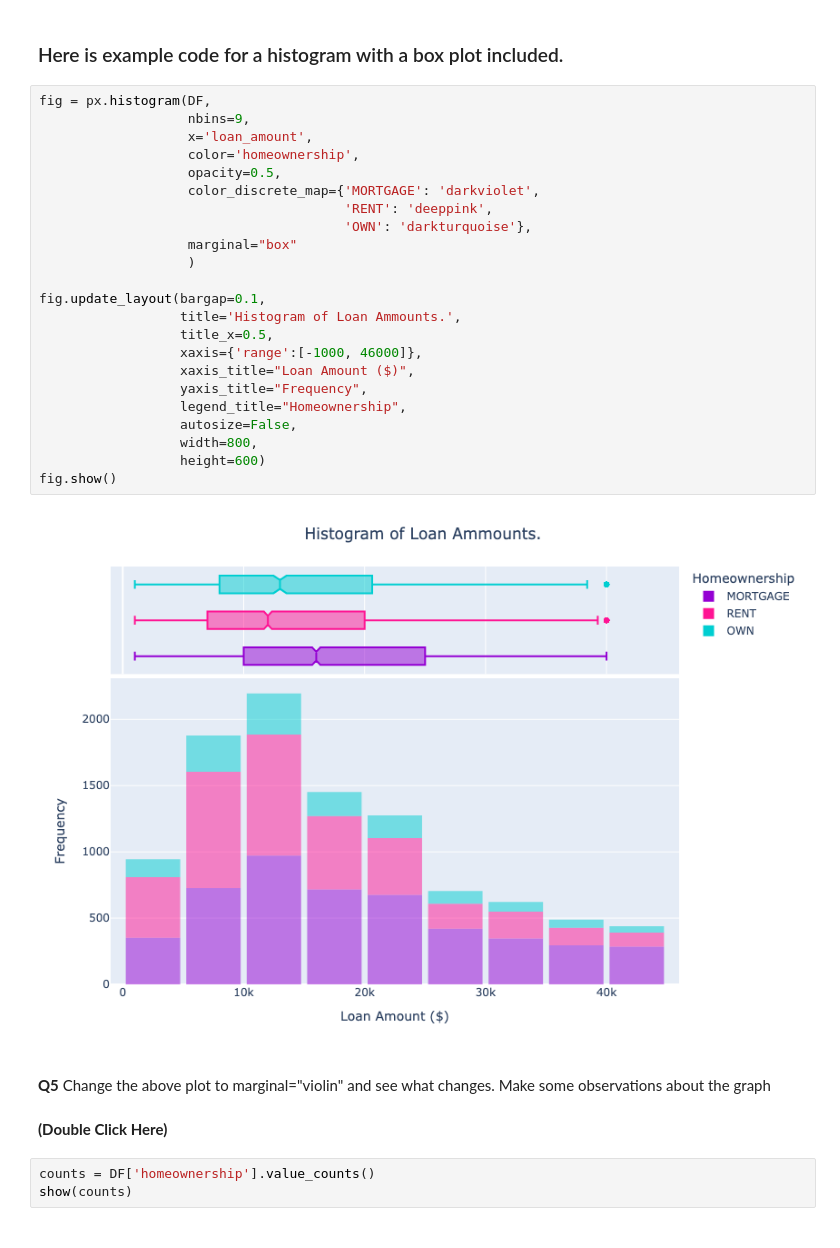
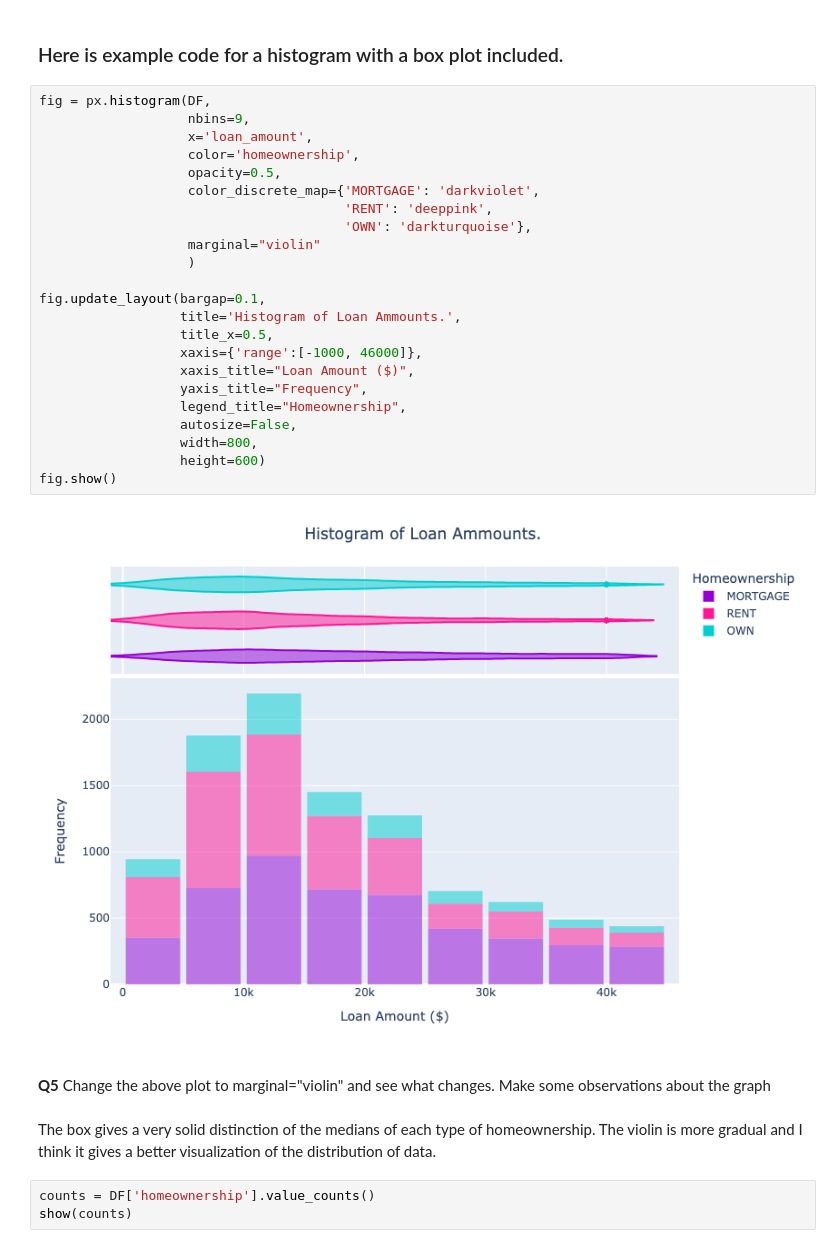
Before and after one commit to sophiamagcale/Day4, a Jupyter notebook: Day4-HW.ipynb, the cells around one changed output. Saved outputs shown, nothing was run; the diff lists cells and outputs as text.

```diff
--- a/Day4-HW.ipynb
+++ b/Day4-HW.ipynb
@@ -116,32 +151,32 @@ fig.show()
 # %%
 fig = px.histogram(DF,
                    nbins=9,
                    x='loan_amount',
                    color='homeownership',
                    opacity=0.5,
                    color_discrete_map={'MORTGAGE': 'darkviolet',
                                        'RENT': 'deeppink',
                                        'OWN': 'darkturquoise'},
-                   marginal="box"
+                   marginal="violin"
                    )
 
 fig.update_layout(bargap=0.1,
                   title='Histogram of Loan Ammounts.',
                   title_x=0.5,
                   xaxis={'range':[-1000, 46000]},
                   xaxis_title="Loan Amount ($)",
                   yaxis_title="Frequency",
                   legend_title="Homeownership",
                   autosize=False,
                   width=800,
                   height=600)
 fig.show()
 # %% [output]
-[figure, old version]
+[figure, new version]
 # %% [markdown]
 **Q5** Change the above plot to marginal="violin" and see what changes. Make some observations about the graph
 # %% [markdown]
-**(Double Click Here)**
+The box gives a very solid distinction of the medians of each type of homeownership. The violin is more gradual and I think it gives a better visualization of the distribution of data.
 # %%
 counts = DF['homeownership'].value_counts()
 show(counts)
```
Also changed, not shown: parts of 8 cells of this notebook.
